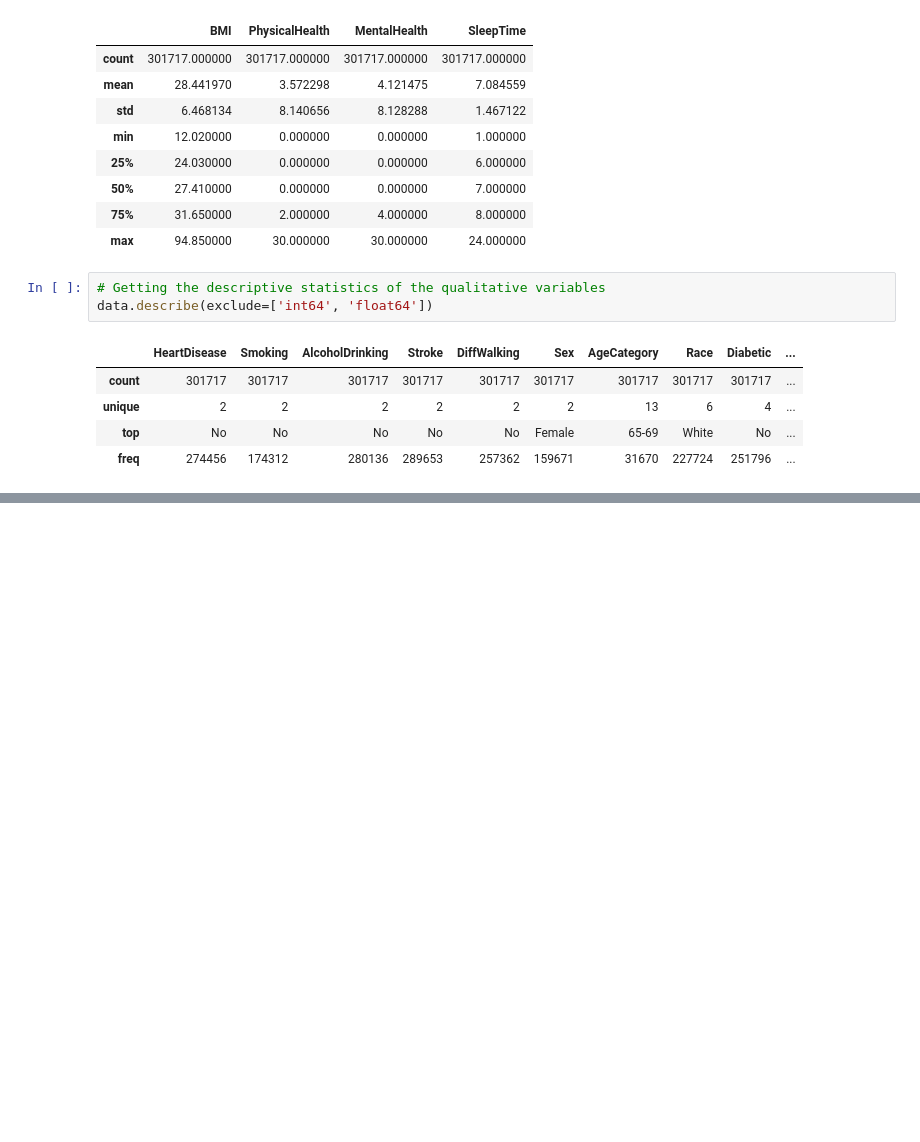
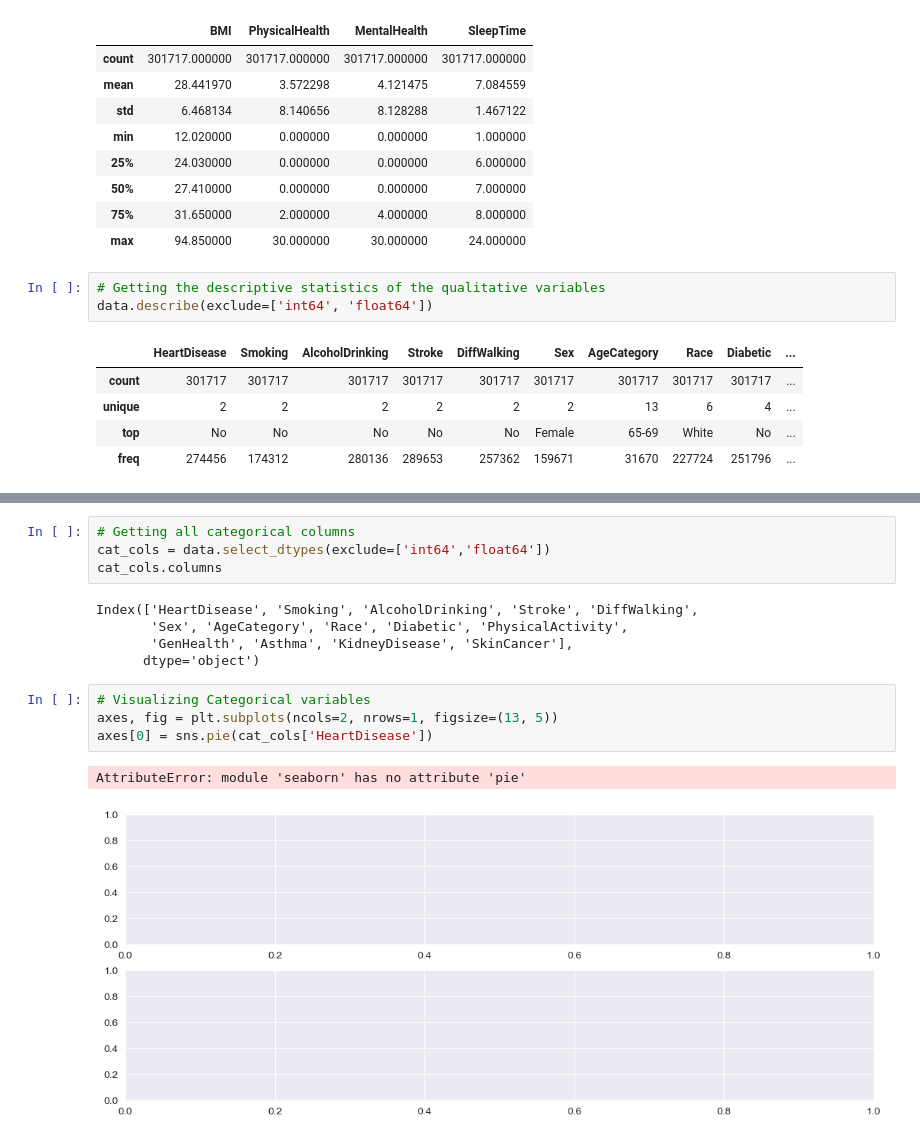
Before and after one commit to Jefest1/key_heart_disease_indicators, a Jupyter notebook: Notebooks/analysis.ipynb, the cells around one changed output, grey strips where cells are left out. Saved outputs shown, nothing was run; the diff lists cells and outputs as text; blank space fills up the shorter version.

```diff
--- a/Notebooks/analysis.ipynb
+++ b/Notebooks/analysis.ipynb
@@ -170,0 +173,16 @@ plt.show()
+# %%
+# Getting all categorical columns
+cat_cols = data.select_dtypes(exclude=['int64','float64'])
+cat_cols.columns
+# %% [output]
+Index(['HeartDisease', 'Smoking', 'AlcoholDrinking', 'Stroke', 'DiffWalking',
+       'Sex', 'AgeCategory', 'Race', 'Diabetic', 'PhysicalActivity',
+       'GenHealth', 'Asthma', 'KidneyDisease', 'SkinCancer'],
+      dtype='object')
+# %%
+# Visualizing Categorical variables
+axes, fig = plt.subplots(ncols=2, nrows=1, figsize=(13, 5))
+axes[0] = sns.pie(cat_cols['HeartDisease'])
+# %% [output]
+AttributeError: module 'seaborn' has no attribute 'pie'
+[figure, added]
```
Also changed, not shown: parts of 7 cells of this notebook, 2 other files.
